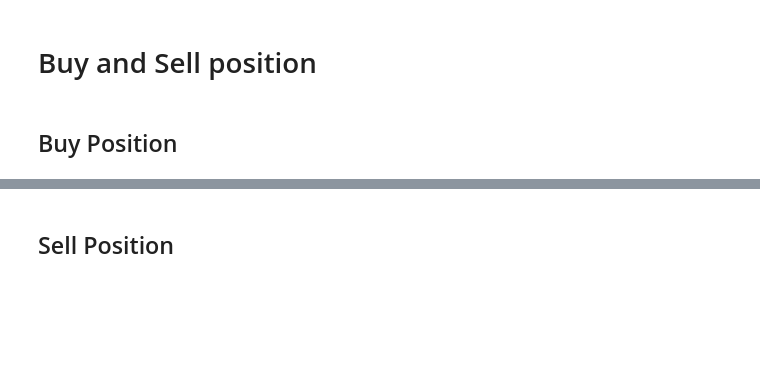
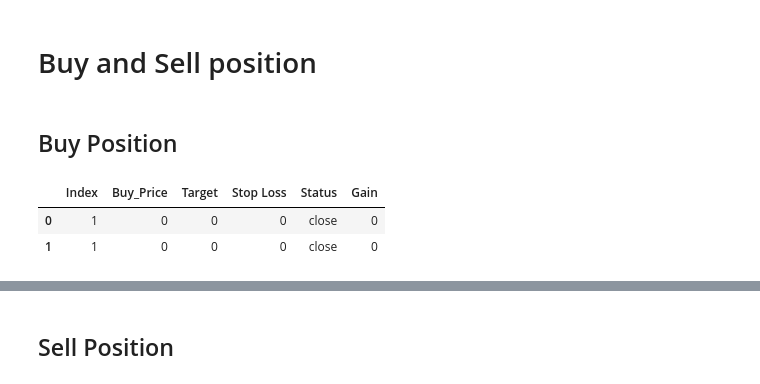
Before and after one commit to Callyong/Trading_Study, a Jupyter notebook: MACD_tablib.ipynb, the cells around one changed output, grey strips where cells are left out. Cells and saved outputs as stored; diff of their text form; code cells hidden in the pictures; blank space fills up the shorter version.

```diff
--- a/MACD_tablib.ipynb
+++ b/MACD_tablib.ipynb
@@ -206,3 +207,10 @@ analysis.head(10)
 ## Buy Position
 # %%
 analysis['macdHist_shift'] = analysis['macdHist'].shift(1)
+# %%
+buysell_record = pd.read_csv('Buysell record.csv')
+buysell_record
+# %% [output]
+|  | Index | Buy_Price | Target | Stop Loss | Status | Gain |
+| 0 | 1 | 0 | 0 | 0 | close | 0 |
+| 1 | 1 | 0 | 0 | 0 | close | 0 |
```
Also changed, not shown: parts of 6 cells of this notebook, 1 other file.
